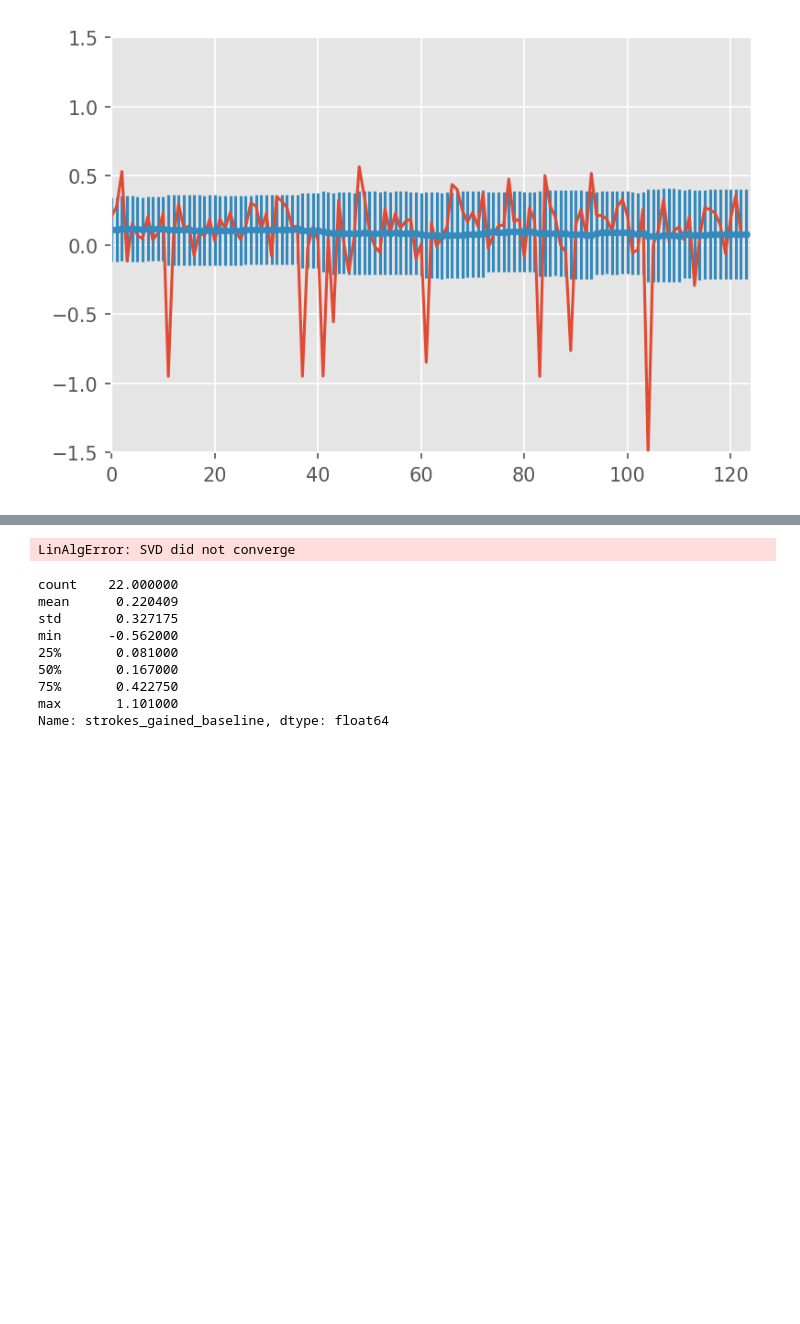
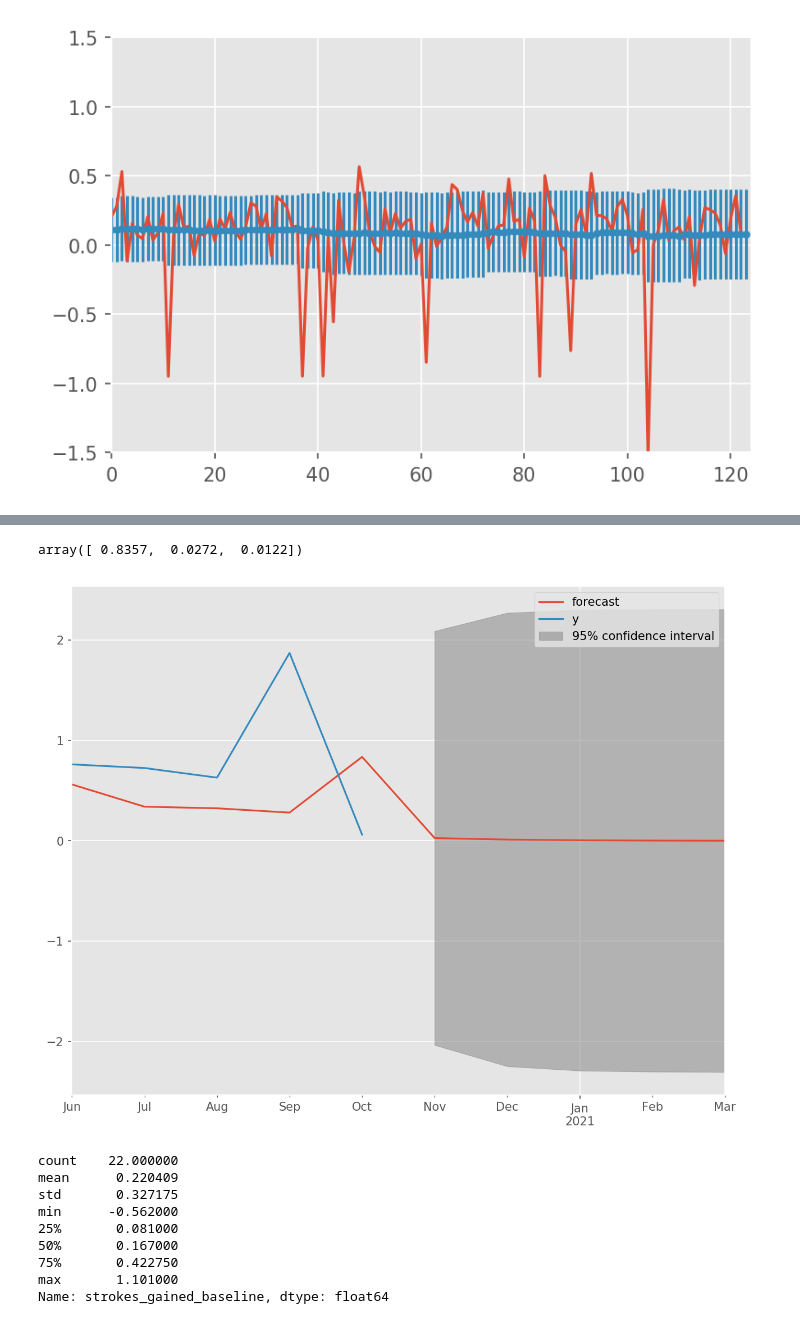
Before and after one commit to jamiebernardin/bayesian_golf, a Jupyter notebook: golf-2.0-strokes.ipynb, the cells around one changed output, grey strips where cells are left out. Saved outputs shown, nothing was run; the diff lists cells and outputs as text; code cells hidden in the pictures; blank space fills up the shorter version.

Commit message:
moving to OU/AR1 model

```diff
--- a/golf-2.0-strokes.ipynb
+++ b/golf-2.0-strokes.ipynb
@@ -80,7 +82,7 @@ from statsmodels.tsa.arima_process import arma_generate_sample
 # y = pd.Series(y, index=dates)
 dates = sm.tsa.datetools.dates_from_range('2016m1', length=len(df))
 y = tsd.as_matrix()
-arma_mod = sm.tsa.ARMA(y, order=(2,2), dates = dates)
+arma_mod = sm.tsa.ARMA(y, order=(1,0), dates = dates)
 arma_res = arma_mod.fit(trend='nc', disp=-1)
 print(arma_res.summary())
 # %% [output]
@@ -90,9 +108,11 @@ pass your own start_params.
-# %%
-model = ARIMA(tsd.as_matrix(), order=(2,2,2))
-model_fit = model.fit(disp=0)
-print model_fit.summary()
-# %% [output]
-LinAlgError: SVD did not converge
+# %%
+fig, ax = plt.subplots(figsize=(10,8))
+fig = arma_res.plot_predict(start='2020-06-30', end='2021-03-31', ax=ax)
+legend = ax.legend(loc='upper right')
+arma_res.predict(start='2020-10-31', end='2020-12-31')
+# %% [output]
+array([ 0.8357,  0.0272,  0.0122])
+[figure, added]
 # %%
 
 sqlTxt = '''
```
Also changed, not shown: parts of 2 cells of this notebook, 1 other file.
